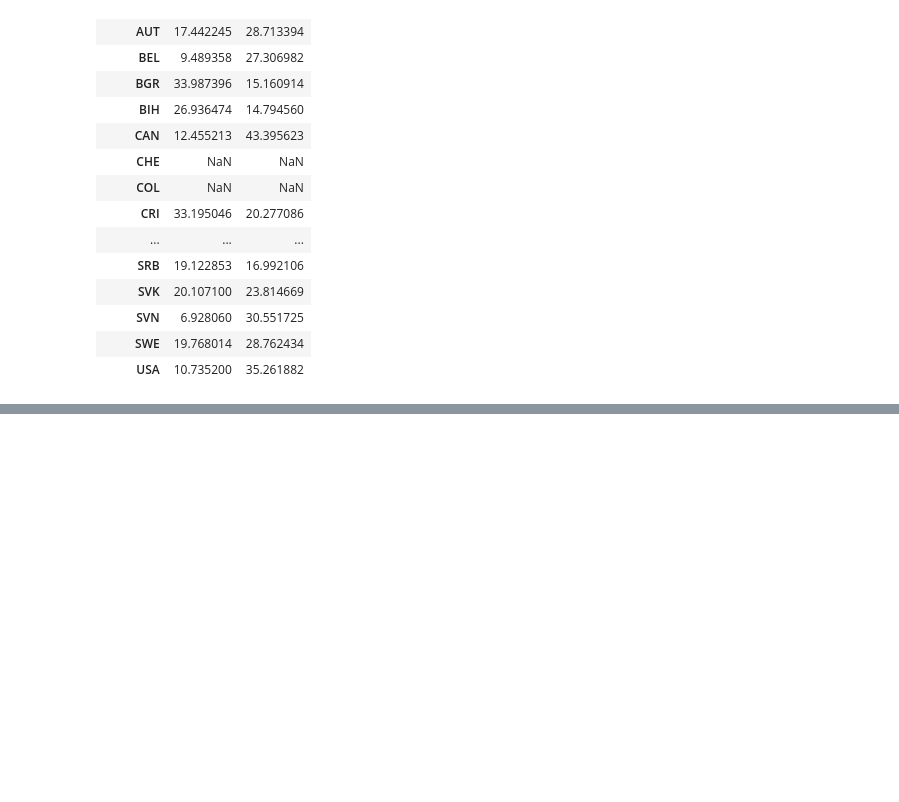
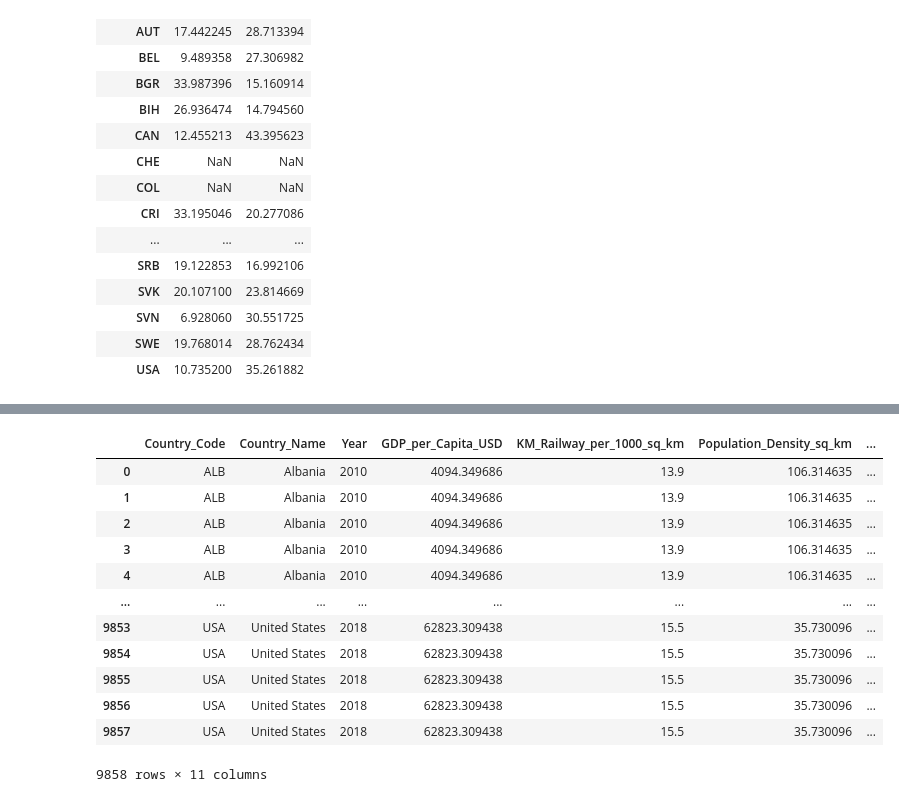
Before and after one commit to AncientAbacus/Public-Transport, a Jupyter notebook: Travel_Cost.ipynb, the cells around one changed output, grey strips where cells are left out. Cells and saved outputs as stored; diff of their text form; code cells hidden in the pictures; blank space fills up the shorter version.

```diff
--- a/Travel_Cost.ipynb
+++ b/Travel_Cost.ipynb
@@ -121,0 +268,18 @@ plt.show()
+# %%
+features = pd.read_csv('data/features.csv')
+# %%
+features
+# %% [output]
+|  | Country_Code | Country_Name | Year | GDP_per_Capita_USD | KM_Railway_per_1000_sq_km | Population_Density_sq_km | ... |
+| 0 | ALB | Albania | 2010 | 4094.349686 | 13.9 | 106.314635 | ... |
+| 1 | ALB | Albania | 2010 | 4094.349686 | 13.9 | 106.314635 | ... |
+| 2 | ALB | Albania | 2010 | 4094.349686 | 13.9 | 106.314635 | ... |
+| 3 | ALB | Albania | 2010 | 4094.349686 | 13.9 | 106.314635 | ... |
+| 4 | ALB | Albania | 2010 | 4094.349686 | 13.9 | 106.314635 | ... |
+| ... | ... | ... | ... | ... | ... | ... | ... |
+| 9853 | USA | United States | 2018 | 62823.309438 | 15.5 | 35.730096 | ... |
+| 9854 | USA | United States | 2018 | 62823.309438 | 15.5 | 35.730096 | ... |
+| 9855 | USA | United States | 2018 | 62823.309438 | 15.5 | 35.730096 | ... |
+| 9856 | USA | United States | 2018 | 62823.309438 | 15.5 | 35.730096 | ... |
+| 9857 | USA | United States | 2018 | 62823.309438 | 15.5 | 35.730096 | ... |
+9858 rows × 11 columns
```
Also changed, not shown: parts of 5 cells of this notebook, 1 other file.
